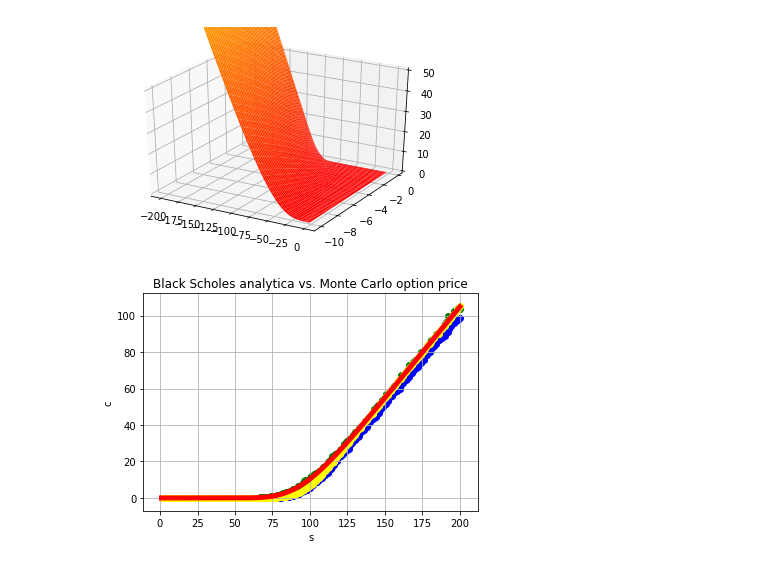
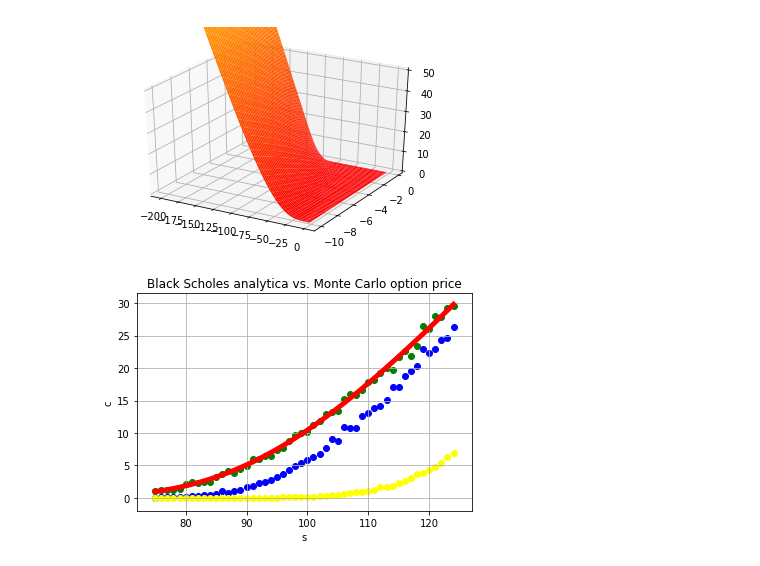
Before and after one commit to tomjonesbackup/joshi-exercises, a Jupyter notebook: joshi-monte-carlo-exercises.ipynb, the cells around one changed output. Saved outputs shown, nothing was run; the diff lists cells and outputs as text; code cells hidden in the pictures.

Commit message:
Better plotting

```diff
--- a/joshi-monte-carlo-exercises.ipynb
+++ b/joshi-monte-carlo-exercises.ipynb
@@ -237,27 +237,27 @@ plt.show()
 # %% [output]
 [figure]
 # %%
-spots = np.arange(1., 201., 1.)
+spots = np.arange(75., 125., 1.)
 bs_price = bs_call(spots, K, R, Vol, T)
 #mc_price = [mc_price_option(spot, R, T, Vol, K, 10000)[0] for spot in spots]
 vanilla_price = [bs_monte_carlo_price(vanilla_product(call_payoff(K), T), spot, R, Vol, 1000) for spot in spots]
 asian_price = [bs_monte_carlo_price(asian_product(call_payoff(K), asian_obs_times, T), spot, R, Vol, 1000) for spot in spots]
-knock_in_barrier_price = [bs_monte_carlo_price(knock_and_in_product(call_payoff(K), 0.5, 110., T), spot, R, Vol, num_of_path) for spot in spots]
+knock_in_barrier_price = [bs_monte_carlo_price(knock_and_in_product(call_payoff(K), 0.5, 150., T), spot, R, Vol, num_of_path) for spot in spots]
 
 line, = plt.plot(spots, bs_price, 'r-')
 plt.setp(line, color='r', linewidth=5.0)
 
 plt.scatter(spots, vanilla_price, color=['green'])
 plt.scatter(spots, asian_price, color=['blue'])
 plt.scatter(spots, knock_in_barrier_price, color=['yellow'])
 
 plt.xlabel('s')
 plt.ylabel('c')
 plt.title('Black Scholes analytica vs. Monte Carlo option price')
 plt.grid(True)
 plt.show()
 # %% [output]
-[figure, old version]
+[figure, new version]
 # %%
 # BS vs MC price error as a histogram
 
```
Also changed, not shown: parts of 2 cells of this notebook.
